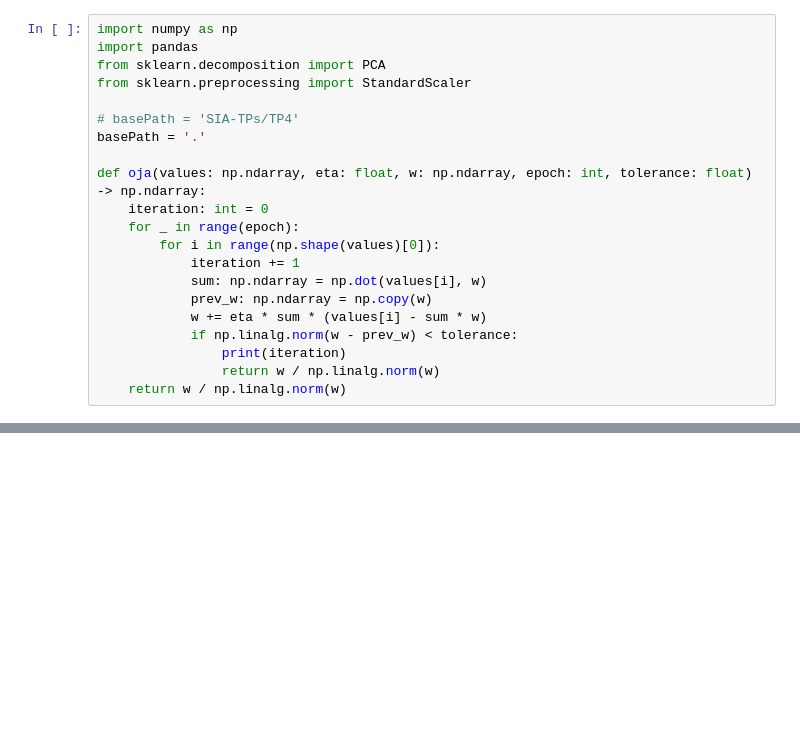
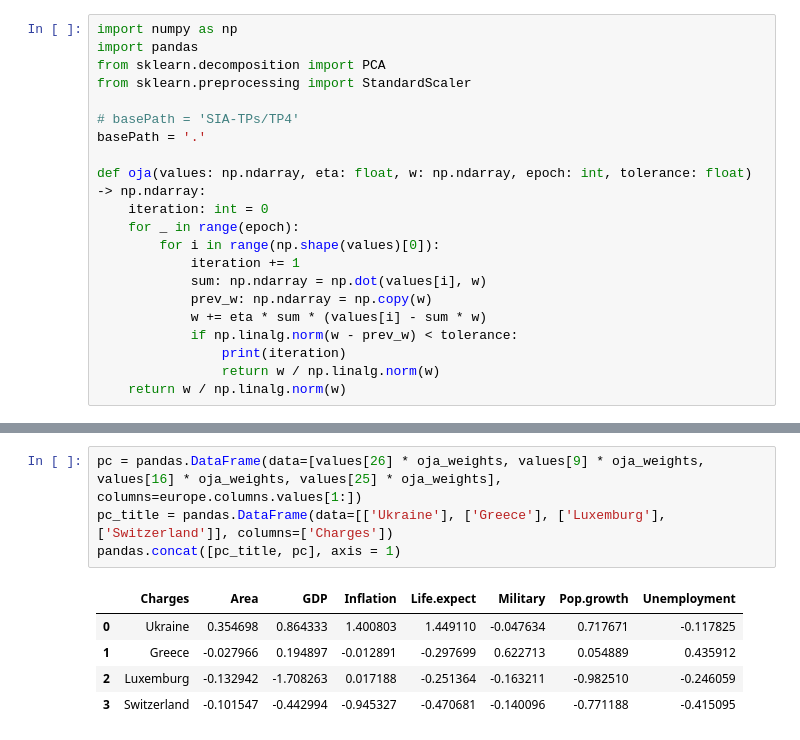
Before and after one commit to Fpannunzio/SIA-TPs, a Jupyter notebook: TP4/oja.ipynb, the cells around one changed output, grey strips where cells are left out. Cells and saved outputs as stored; diff of their text form; blank space fills up the shorter version.

```diff
--- a/TP4/oja.ipynb
+++ b/TP4/oja.ipynb
@@ -48,2 +48,12 @@ pandas.concat([pc_title, pc], axis = 1)
 | 1 | Oja | 0.131902 | -0.499125 | 0.412998 | -0.483684 | 0.181898 | -0.473477 | 0.267751 |
 | 2 | Diff | 0.007029 | 0.001380 | 0.006480 | 0.000810 | 0.006213 | 0.002227 | 0.003904 |
+# %%
+pc = pandas.DataFrame(data=[values[26] * oja_weights, values[9] * oja_weights, values[16] * oja_weights, values[25] * oja_weights], columns=europe.columns.values[1:])
+pc_title = pandas.DataFrame(data=[['Ukraine'], ['Greece'], ['Luxemburg'], ['Switzerland']], columns=['Charges'])
+pandas.concat([pc_title, pc], axis = 1)
+# %% [output]
+|  | Charges | Area | GDP | Inflation | Life.expect | Military | Pop.growth | Unemployment |
+| 0 | Ukraine | 0.354698 | 0.864333 | 1.400803 | 1.449110 | -0.047634 | 0.717671 | -0.117825 |
+| 1 | Greece | -0.027966 | 0.194897 | -0.012891 | -0.297699 | 0.622713 | 0.054889 | 0.435912 |
+| 2 | Luxemburg | -0.132942 | -1.708263 | 0.017188 | -0.251364 | -0.163211 | -0.982510 | -0.246059 |
+| 3 | Switzerland | -0.101547 | -0.442994 | -0.945327 | -0.470681 | -0.140096 | -0.771188 | -0.415095 |
```
Also changed, not shown: parts of 1 cell of this notebook, 6 other files.
